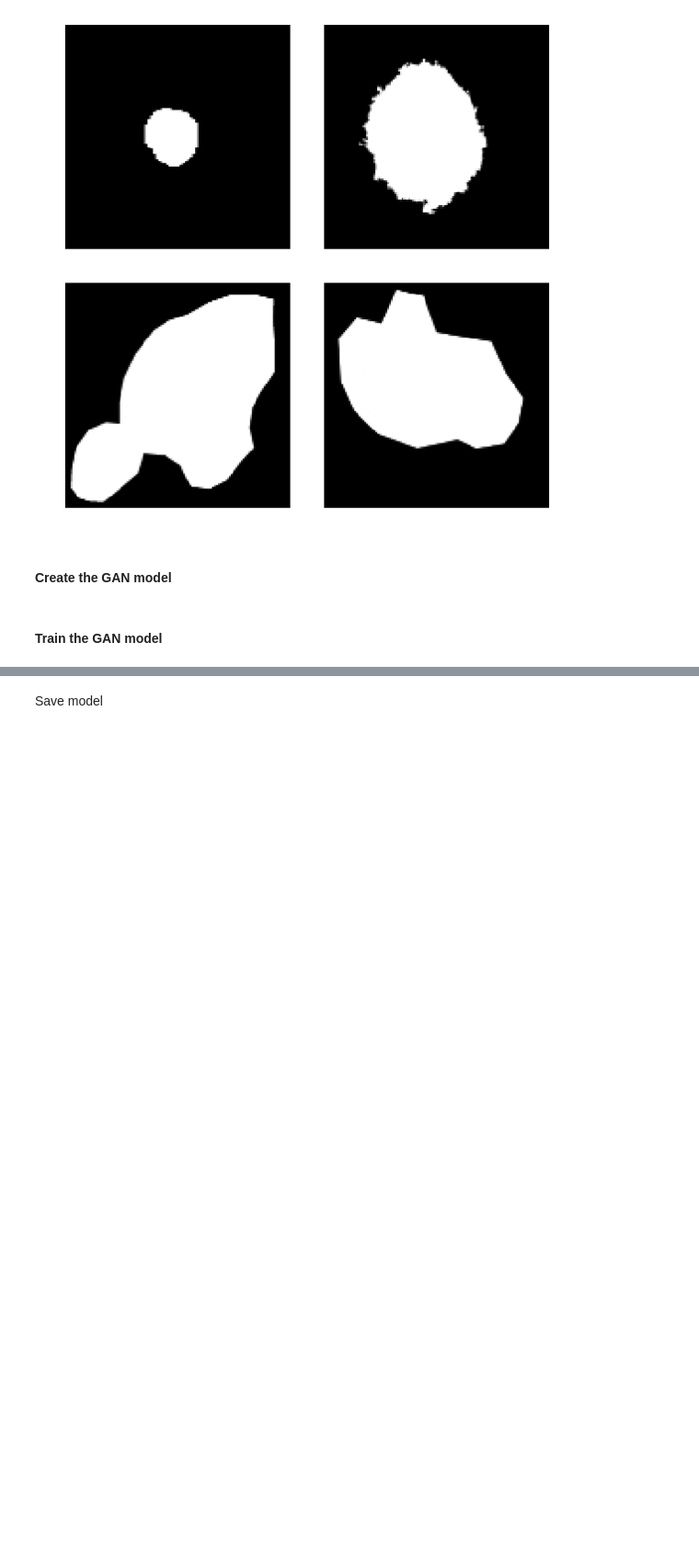
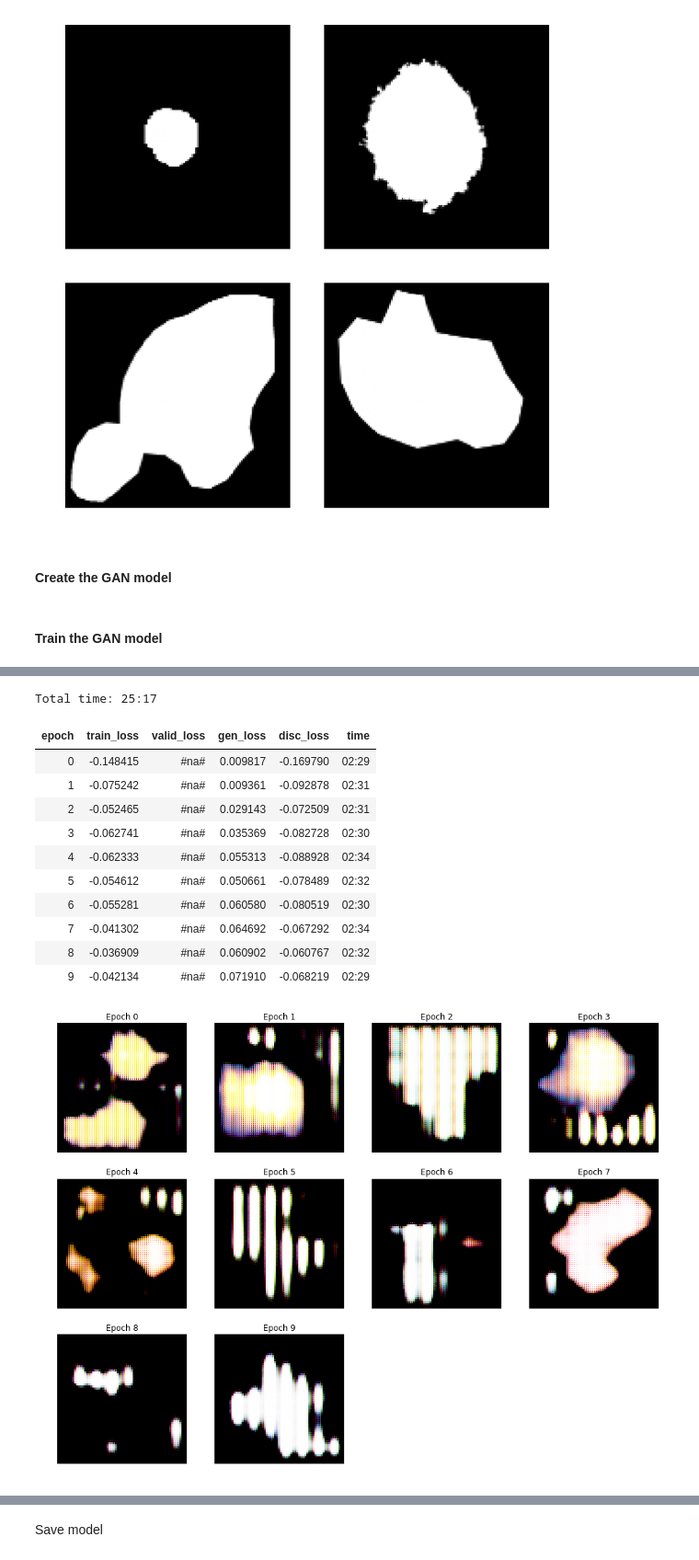
Before and after one commit to Fossen93/Project_DAT300, a Jupyter notebook: notebooks/wgan.ipynb, the cells around one changed output, grey strips where cells are left out. Shown: that part at 92% size. Cells and saved outputs as stored; diff of their text form; code cells hidden in the pictures; blank space fills up the shorter version.

```diff
--- a/notebooks/wgan.ipynb
+++ b/notebooks/wgan.ipynb
@@ -93,0 +80,16 @@ AssertionError: can only join a child process
+# %%
+learn.fit(10 ,2e-2)
+# %% [output]
+Total time: 25:17
+| epoch | train_loss | valid_loss | gen_loss | disc_loss | time |
+| 0 | -0.148415 | #na# | 0.009817 | -0.169790 | 02:29 |
+| 1 | -0.075242 | #na# | 0.009361 | -0.092878 | 02:31 |
+| 2 | -0.052465 | #na# | 0.029143 | -0.072509 | 02:31 |
+| 3 | -0.062741 | #na# | 0.035369 | -0.082728 | 02:30 |
+| 4 | -0.062333 | #na# | 0.055313 | -0.088928 | 02:34 |
+| 5 | -0.054612 | #na# | 0.050661 | -0.078489 | 02:32 |
+| 6 | -0.055281 | #na# | 0.060580 | -0.080519 | 02:30 |
+| 7 | -0.041302 | #na# | 0.064692 | -0.067292 | 02:34 |
+| 8 | -0.036909 | #na# | 0.060902 | -0.060767 | 02:32 |
+| 9 | -0.042134 | #na# | 0.071910 | -0.068219 | 02:29 |
+[figure, added]
```
Also changed, not shown: parts of 14 cells of this notebook, 6 other files.
